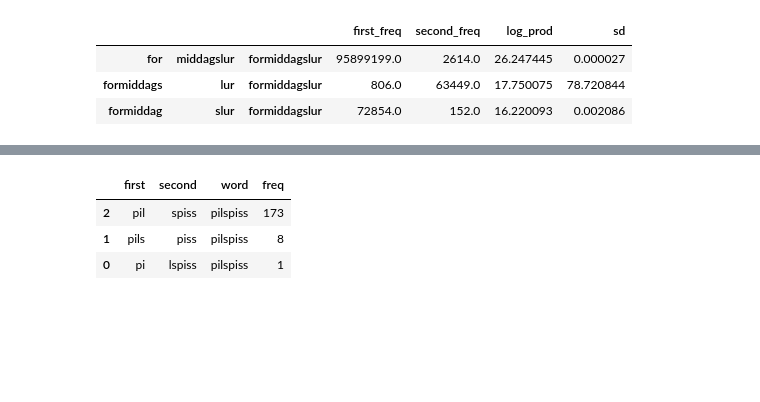
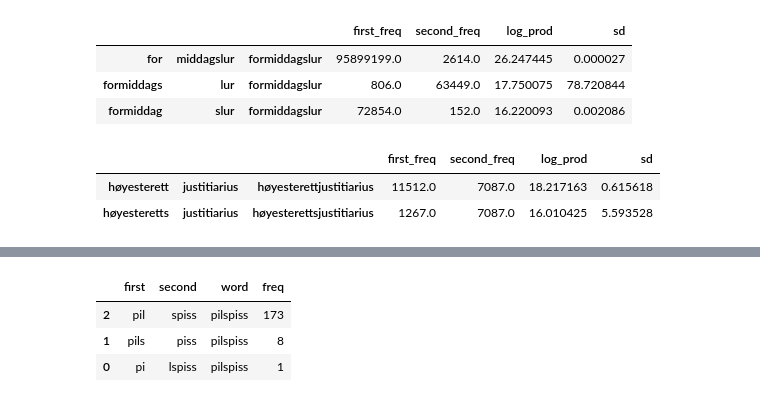
Before and after one commit to Yoonsen/Composites, a Jupyter notebook: old_hyp.ipynb, the cells around one changed output, grey strips where cells are left out. Cells and saved outputs as stored; diff of their text form; code cells hidden in the pictures; blank space fills up the shorter version.

```diff
--- a/old_hyp.ipynb
+++ b/old_hyp.ipynb
@@ -155,3 +160,9 @@ analyse("formiddagslur")
 | for | middagslur | formiddagslur | 95899199.0 | 2614.0 | 26.247445 | 0.000027 |
 | formiddags | lur | formiddagslur | 806.0 | 63449.0 | 17.750075 | 78.720844 |
 | formiddag | slur | formiddagslur | 72854.0 | 152.0 | 16.220093 | 0.002086 |
+# %%
+analyse("høyesterettsjustitiarius")
+# %% [output]
+|  |  |  | first_freq | second_freq | log_prod | sd |
+| høyesterett | justitiarius | høyesterettjustitiarius | 11512.0 | 7087.0 | 18.217163 | 0.615618 |
+| høyesteretts | justitiarius | høyesterettsjustitiarius | 1267.0 | 7087.0 | 16.010425 | 5.593528 |
```
Also changed, not shown: parts of 7 cells of this notebook, 2 other files.
